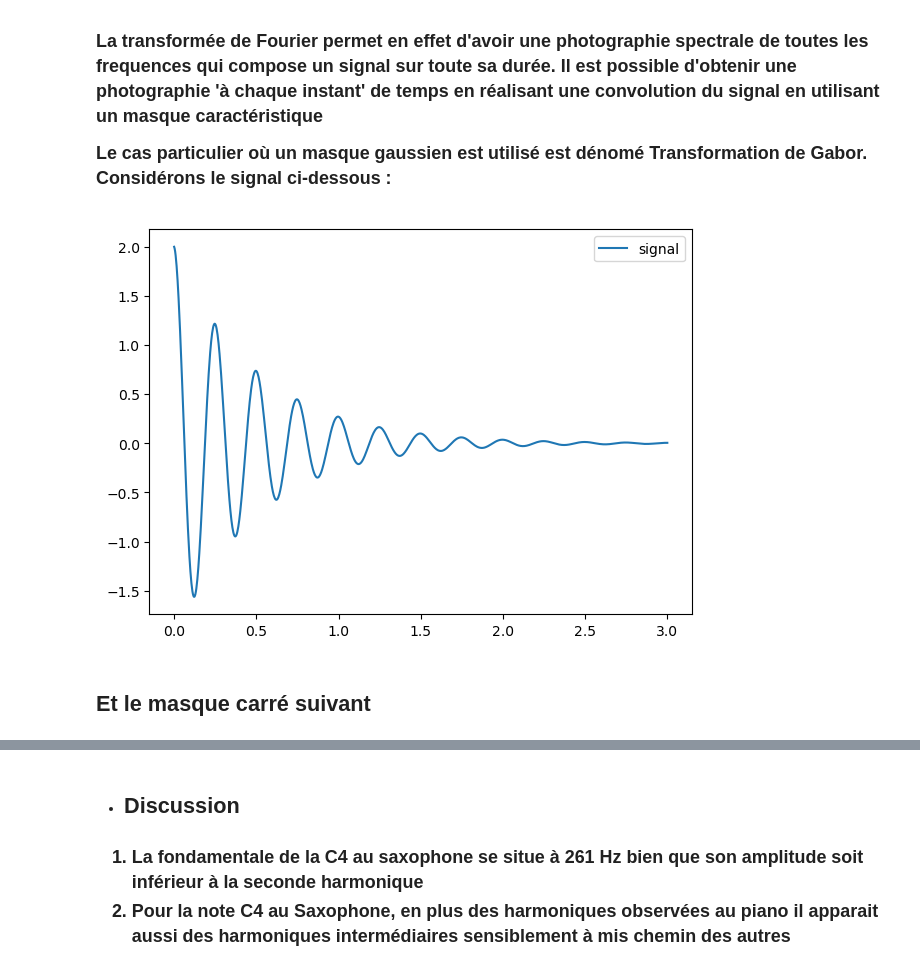
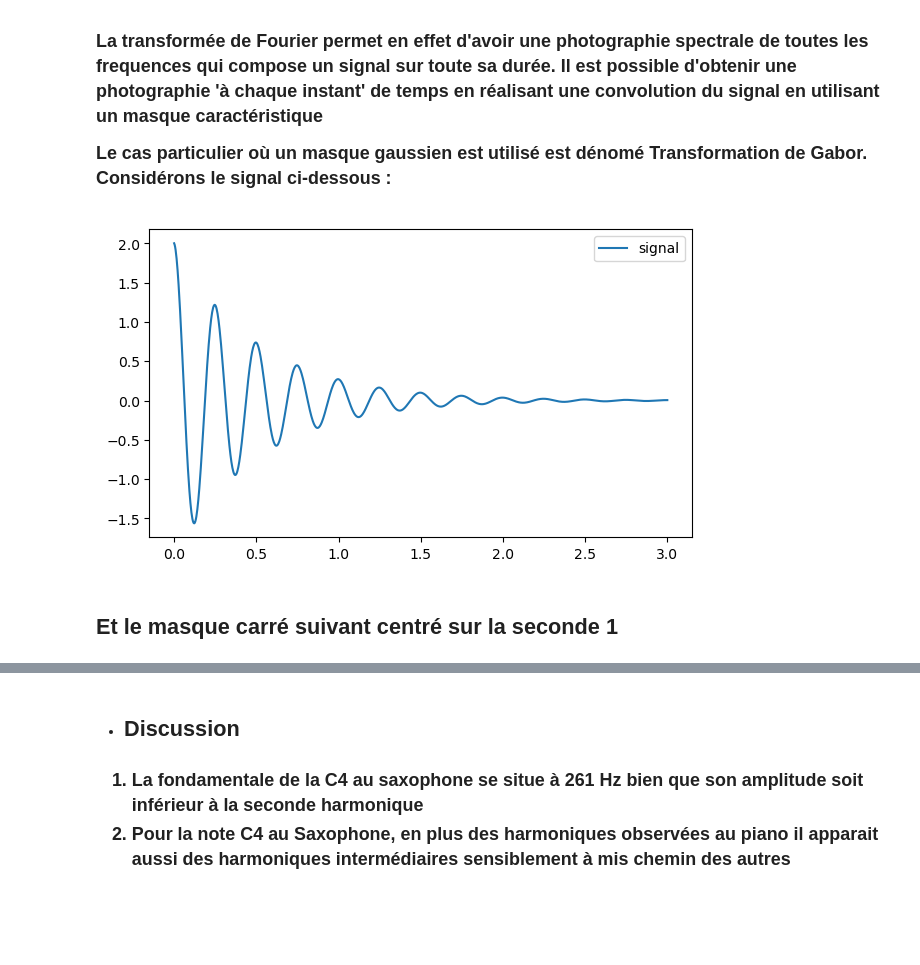
Before and after one commit to Brice-KENGNI-ZANGUIM/Signal_Processing, a Jupyter notebook: 4 - Spectograme/4 - Spectogram Temp_Fréquence.ipynb, the cells around one changed output, grey strips where cells are left out. Cells and saved outputs as stored; diff of their text form; code cells hidden in the pictures; blank space fills up the shorter version.

Commit message:
signal masque

```diff
--- a/4 - Spectograme/4 - Spectogram Temp_Fréquence.ipynb
+++ b/4 - Spectograme/4 - Spectogram Temp_Fréquence.ipynb
@@ -73,15 +73,15 @@ t = np.linspace(0 , durée , N_echantillon)
 
 signal = 2*np.cos(2*np.pi*mu*t)*np.exp(-8*t/mu)
 # %%
-plt.figure(figsize = (7,5))
+plt.figure(figsize = (7,4))
 
 plt.plot(t, signal, label="signal")
 
 plt.legend()
 plt.show()
 # %% [output]
-[figure, old version]
+[figure, new version]
 # %% [markdown]
-<h2> Et le masque carré suivant
+<h2> Et le masque carré suivant centré sur la seconde 1
 # %%
 ouverture = durée/10
```
Also changed, not shown: parts of 1 cell of this notebook.
